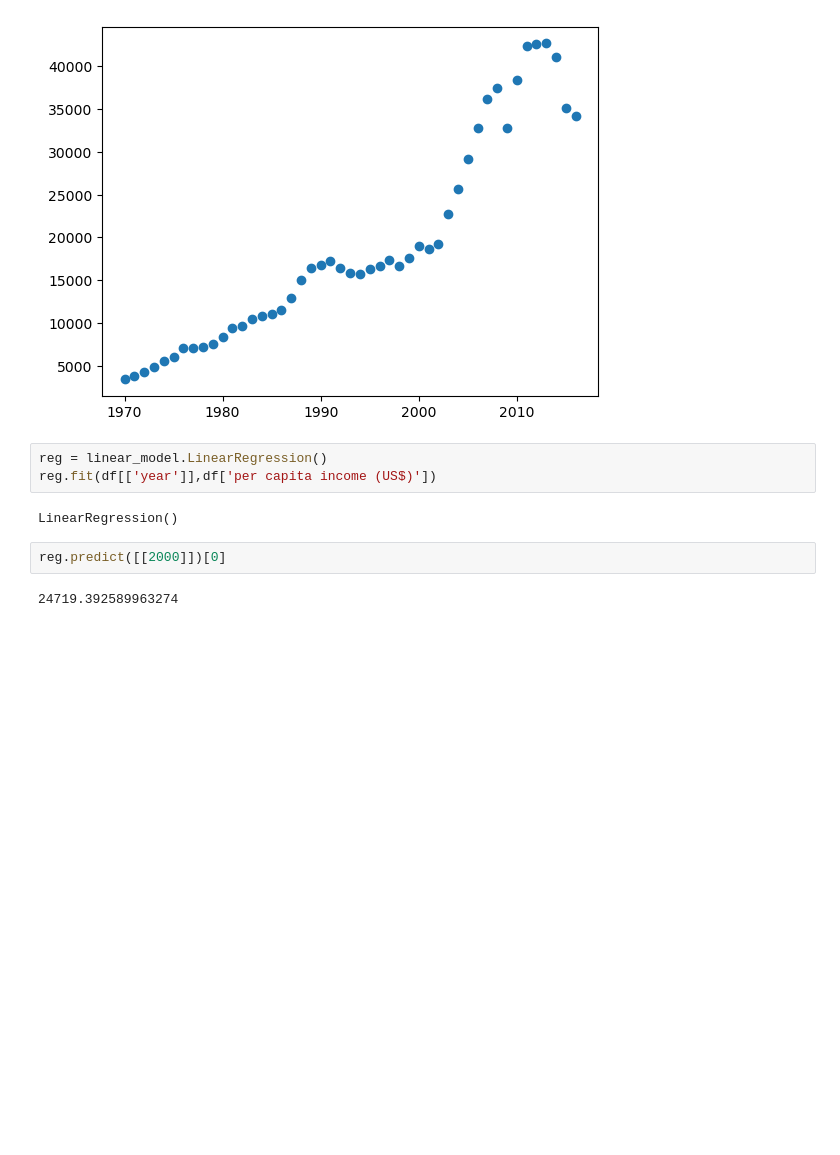
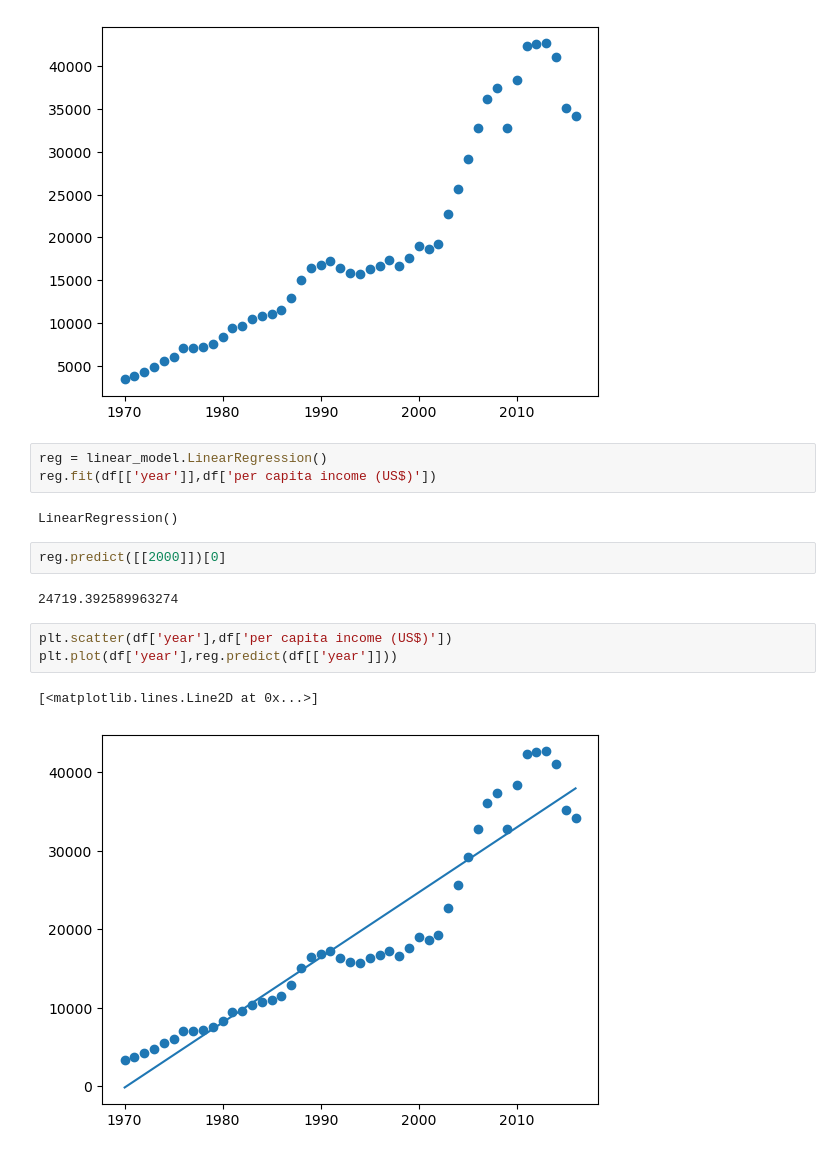
Before and after one commit to Satyam-10124/machine_learning, a Jupyter notebook: linear_regression.ipynb, the cells around one changed output. Drawn from its saved outputs; the diff is of its cells as text; blank space fills up the shorter version.

```diff
--- a/linear_regression.ipynb
+++ b/linear_regression.ipynb
@@ -21,3 +21,9 @@ LinearRegression()
 reg.predict([[2000]])[0]
 # %% [output]
 24719.392589963274
+# %%
+plt.scatter(df['year'],df['per capita income (US$)'])
+plt.plot(df['year'],reg.predict(df[['year']]))
+# %% [output]
+[<matplotlib.lines.Line2D at 0x...>]
+[figure, added]
```
Also changed, not shown: 1 other file.
